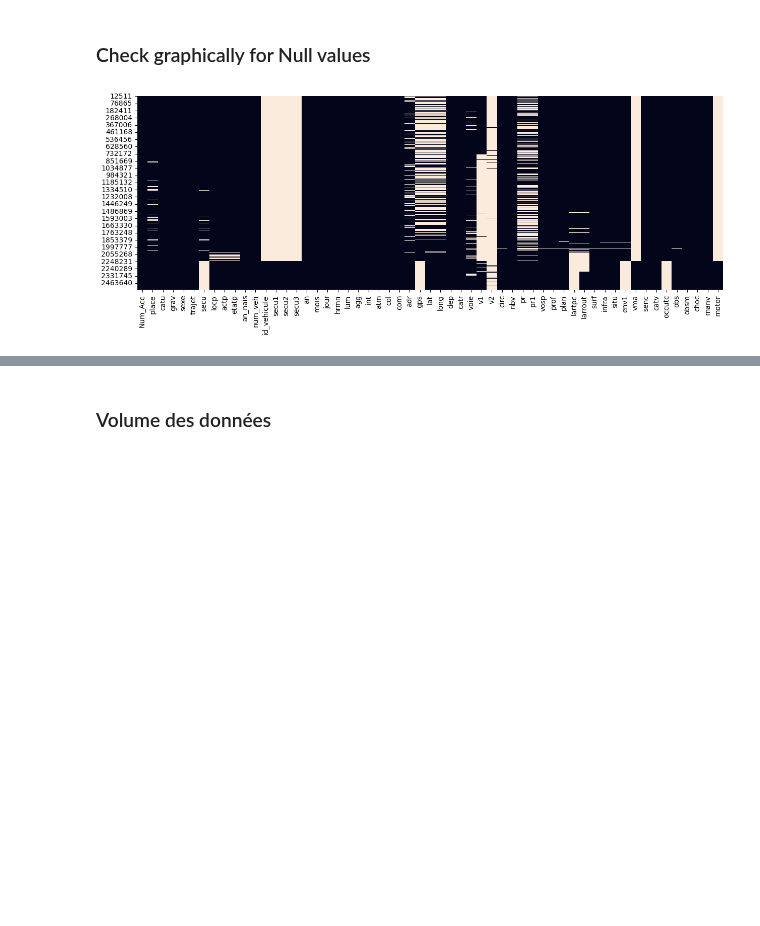
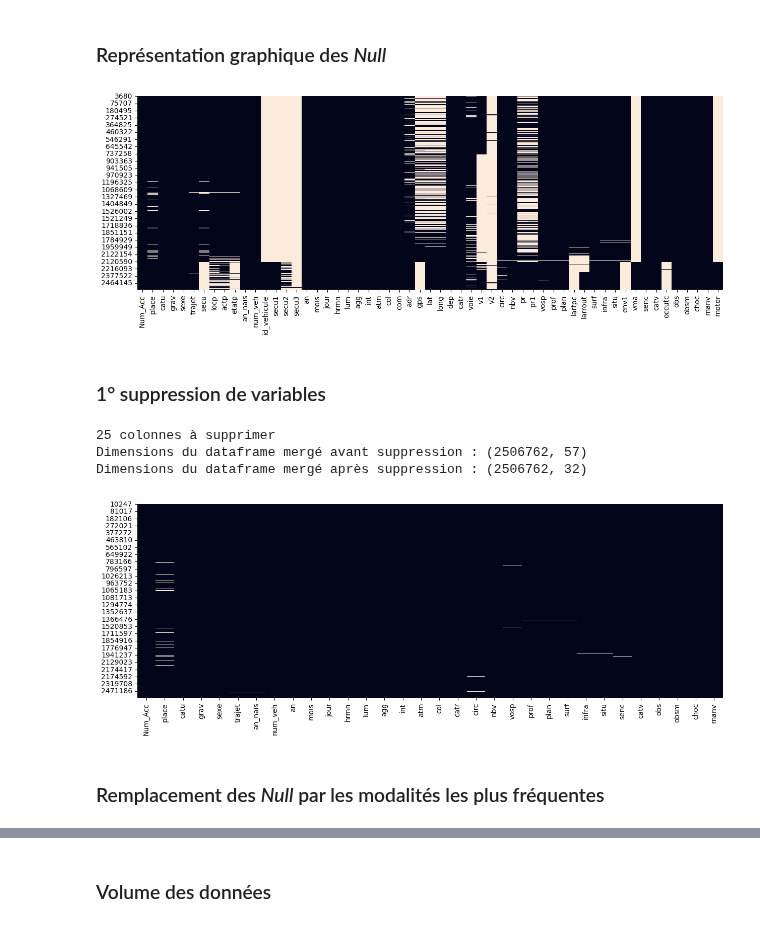
Before and after one commit to nicolascarayon/projet-accidents-routiers, a Jupyter notebook: nico_load_data_in_df.ipynb, the cells around one changed output, grey strips where cells are left out. Drawn from its saved outputs; the diff is of its cells as text; code cells hidden in the pictures; blank space fills up the shorter version.

```diff
--- a/nico_load_data_in_df.ipynb
+++ b/nico_load_data_in_df.ipynb
@@ -32,5 +34,11 @@ df_all = pt.merge_dataframes(df_usagers=df_usagers, df_caract=df_caract, df_vehi
+# %%
+cols = ['atm', 'col', 'circ', 'vosp', 'prof', 'plan', 'surf', 'infra', 'situ',
+        'senc', 'obs', 'obsm', 'choc', 'manv', 'motor', 'trajet', 'secu1', 'secu2',
+        'secu3', 'locp', 'actp', 'etatp', 'place', 'lum', 'int']
+
+df_all[cols] = df_all[cols].replace(to_replace=[-1, '-1', ' -1'], value=np.nan)
 # %% [markdown]
-### Check graphically for Null values
+### Représentation graphique des *Null*
 # %%
 df_sample = df_all.sample(10000)
 df_sample = df_sample.sort_values(by=['an', 'mois', 'jour'], ascending=True)
@@ -38,4 +46,28 @@ df_sample = df_sample.sort_values(by=['an', 'mois', 'jour'], ascending=True)
 plt.figure(figsize=(15,5))
 ax = sns.heatmap(df_sample.isna(), cbar=False);
 # %% [output]
-[figure, old version]
+[figure, new version]
+# %% [markdown]
+### 1° suppression de variables
+# %%
+col_to_rmv = ['secu', 'secu1', 'secu2', 'secu3', 'id_vehicule', 'gps', 'pr', 'pr1', 'voie', 'v1', 'v2',
+               'lat', 'long', 'lartpc', 'larrout', 'env1', 'vma', 'occutc', 'motor', 'adr', 'locp', 'actp', 'etatp', 'com', 'dep']
+print(f"{len(col_to_rmv)} colonnes à supprimer")
+
+print(f"Dimensions du dataframe mergé avant suppression : {df_all.shape}")
+df_all = df_all.drop(columns=col_to_rmv, axis=1)
+print(f"Dimensions du dataframe mergé après suppression : {df_all.shape}")
+# %% [output]
+25 colonnes à supprimer
+Dimensions du dataframe mergé avant suppression : (2506762, 57)
+Dimensions du dataframe mergé après suppression : (2506762, 32)
+# %%
+df_sample = df_all.sample(10000)
+df_sample = df_sample.sort_values(by=['an', 'mois', 'jour'], ascending=True)
+
+plt.figure(figsize=(15,5))
+ax = sns.heatmap(df_sample.isna(), cbar=False);
+# %% [output]
+[figure, added]
+# %% [markdown]
+### Remplacement des *Null* par les modalités les plus fréquentes
```
Also changed, not shown: parts of 13 cells of this notebook, 1 other file.
